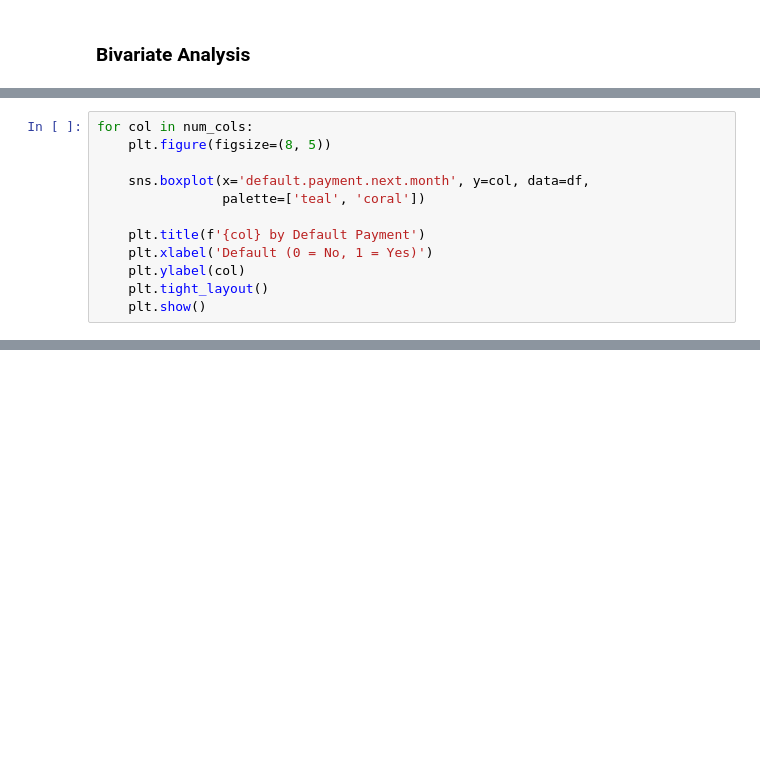
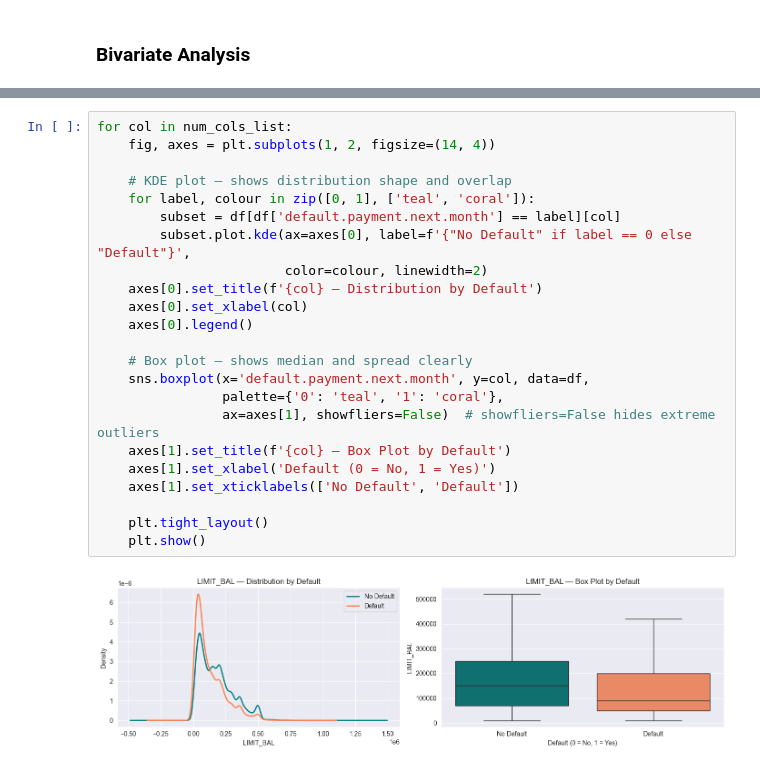
Before and after one commit to srijankumar8969/Default_Credit_Card_Prediction, a Jupyter notebook: notebooks/eda.ipynb, the cells around one changed output, grey strips where cells are left out. Saved outputs shown, nothing was run; the diff lists cells and outputs as text; blank space fills up the shorter version.

```diff
--- a/notebooks/eda.ipynb
+++ b/notebooks/eda.ipynb
@@ -571,12 +413,0 @@ for col in num_cols:
-# %%
-for col in num_cols:
-    plt.figure(figsize=(8, 5))
-
-    sns.boxplot(x='default.payment.next.month', y=col, data=df,
-                palette=['teal', 'coral'])
-
-    plt.title(f'{col} by Default Payment')
-    plt.xlabel('Default (0 = No, 1 = Yes)')
-    plt.ylabel(col)
-    plt.tight_layout()
-    plt.show()
@@ -597,0 +414,25 @@ for col in num_cols:
+# %%
+for col in num_cols_list:
+    fig, axes = plt.subplots(1, 2, figsize=(14, 4))
+
+    # KDE plot — shows distribution shape and overlap
+    for label, colour in zip([0, 1], ['teal', 'coral']):
+        subset = df[df['default.payment.next.month'] == label][col]
+        subset.plot.kde(ax=axes[0], label=f'{"No Default" if label == 0 else "Default"}',
+                        color=colour, linewidth=2)
+    axes[0].set_title(f'{col} — Distribution by Default')
+    axes[0].set_xlabel(col)
+    axes[0].legend()
+
+    # Box plot — shows median and spread clearly
+    sns.boxplot(x='default.payment.next.month', y=col, data=df,
+                palette={'0': 'teal', '1': 'coral'},
+                ax=axes[1], showfliers=False)  # showfliers=False hides extreme outliers
+    axes[1].set_title(f'{col} — Box Plot by Default')
+    axes[1].set_xlabel('Default (0 = No, 1 = Yes)')
+    axes[1].set_xticklabels(['No Default', 'Default'])
+
+    plt.tight_layout()
+    plt.show()
+# %% [output]
+[figure, added]
```
Also changed, not shown: parts of 19 cells of this notebook, 2 other files.
